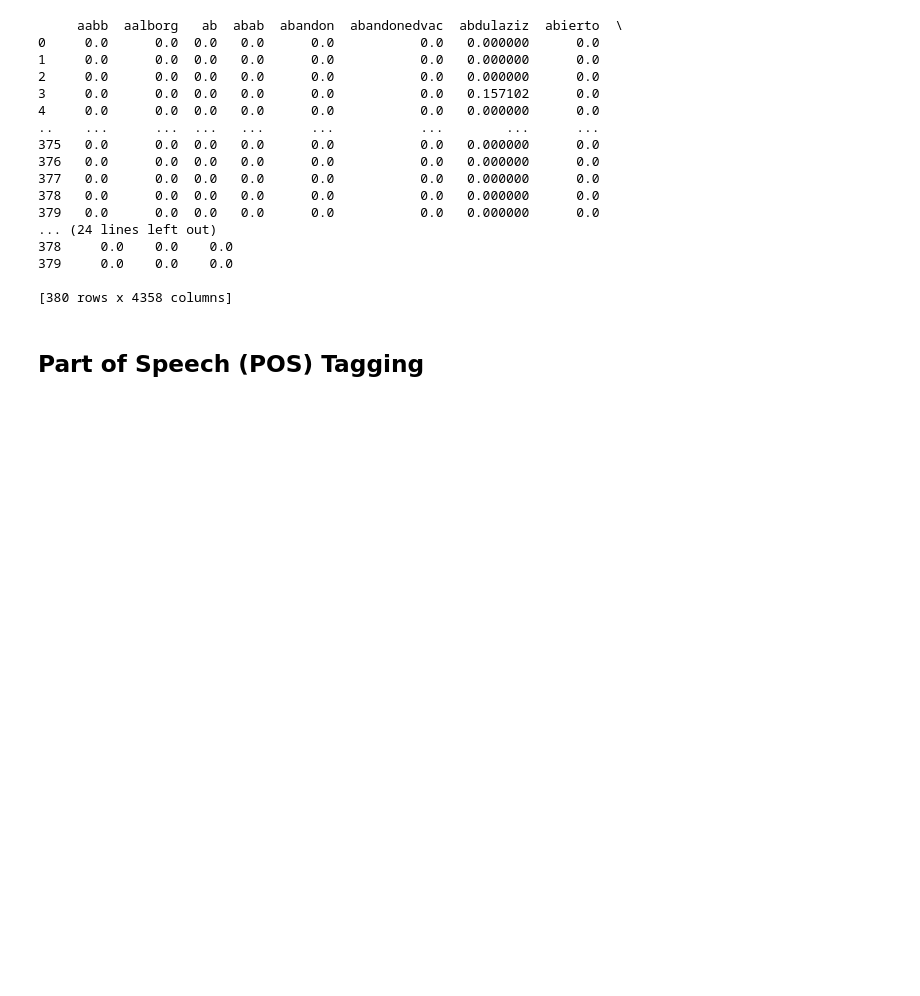
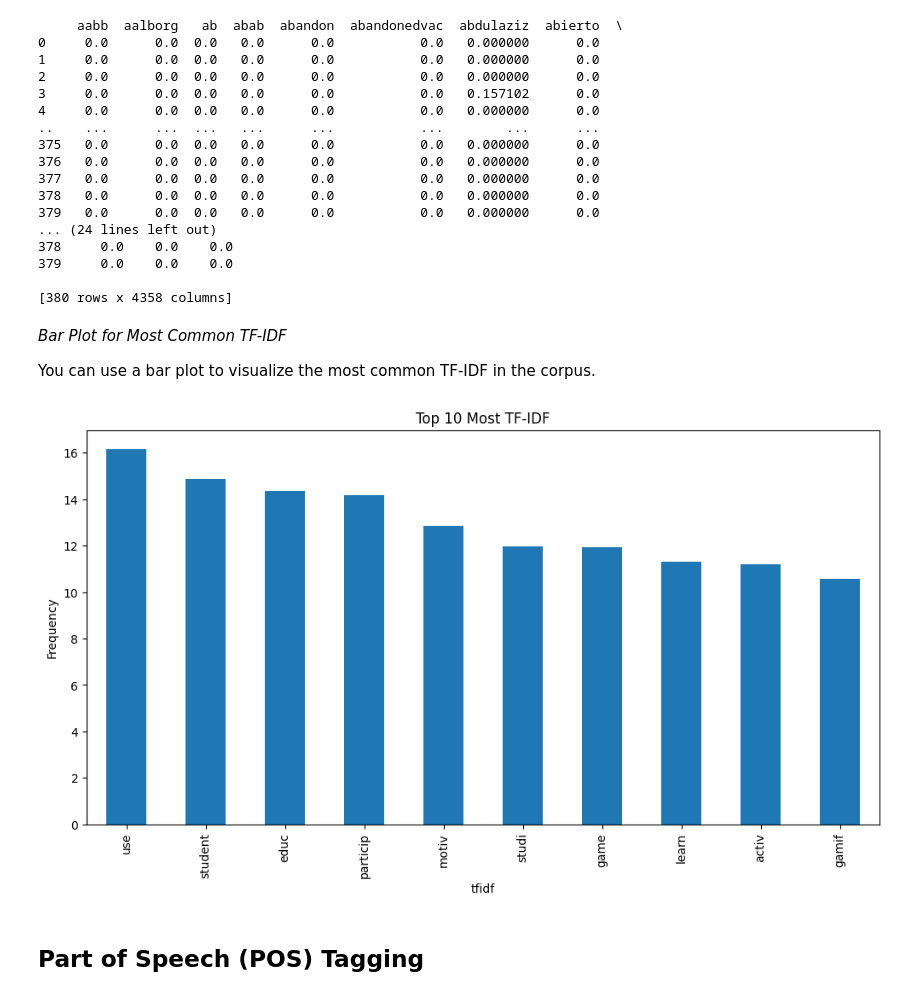
Before and after one commit to daniff15/ICD_Project, a Jupyter notebook: main.ipynb, the cells around one changed output. Saved outputs shown, nothing was run; the diff lists cells and outputs as text; code cells hidden in the pictures; blank space fills up the shorter version.

```diff
--- a/main.ipynb
+++ b/main.ipynb
@@ -317,6 +337,26 @@ print(tfidf_df)
 379     0.0    0.0    0.0
 
 [380 rows x 4358 columns]
+# %% [markdown]
+*Bar Plot for Most Common TF-IDF*
+
+You can use a bar plot to visualize the most common TF-IDF in the corpus.
+# %%
+# Sum up the counts of each bigram
+sum_tfidf = tfidf_df.sum(axis=0)
+
+# Sort and select top 10 bigrams
+sorted_tfidf = sum_tfidf.sort_values(ascending=False)[:10]
+
+# Plot
+plt.figure(figsize=(12, 6))
+sorted_tfidf.plot(kind='bar')
+plt.title('Top 10 Most TF-IDF')
+plt.xlabel('tfidf')
+plt.ylabel('Frequency')
+plt.show()
+# %% [output]
+[figure, added]
 # %% [markdown]
 ## Part of Speech (POS) Tagging
 # %%
```
Also changed, not shown: parts of 6 cells of this notebook.
